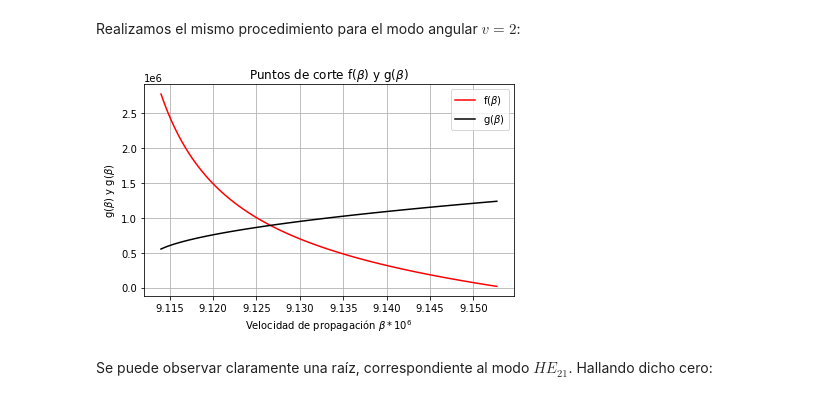
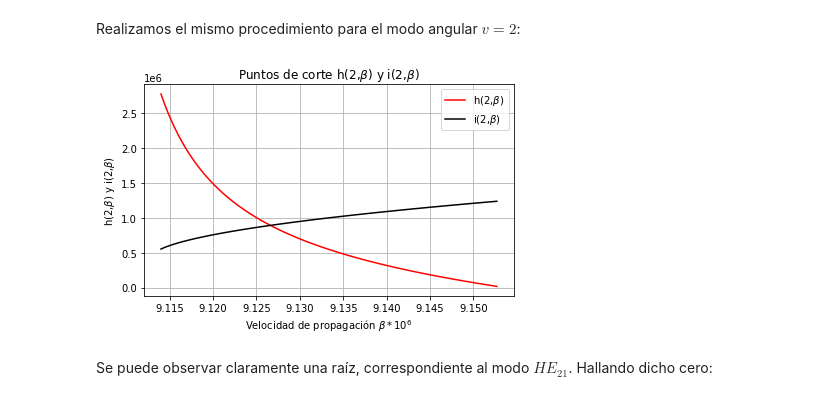
Before and after one commit to alegomezram/Trabajo2Fotonica, a Jupyter notebook: Modo_fibra_optica.ipynb, the cells around one changed output. Cells and saved outputs as stored; diff of their text form; code cells hidden in the pictures.

```diff
--- a/Modo_fibra_optica.ipynb
+++ b/Modo_fibra_optica.ipynb
@@ -171,17 +172,17 @@ yyy2_v2 = HE_02(2,xxx_v2)
 # %%
 fig, ax = plt.subplots()
 #ax.plot(xxx,yyy, label='S(b)', color='green')
-ax.plot(xxx_v2,yyy1_v2, label=r'f($\beta$)', color='red')
-ax.plot(xxx_v2,yyy2_v2, label=r'g($\beta$)', color='black')
-ax.set(xlabel=r'Velocidad de propagación $\beta * 10^{6}$', ylabel=r'g($\beta$) y g($\beta$)',
-title=r'Puntos de corte f($\beta$) y g($\beta$)')
+ax.plot(xxx_v2,yyy1_v2, label=r'h(2,$\beta$)', color='red')
+ax.plot(xxx_v2,yyy2_v2, label=r'i(2,$\beta$)', color='black')
+ax.set(xlabel=r'Velocidad de propagación $\beta * 10^{6}$', ylabel=r'h(2,$\beta$) y i(2,$\beta$)',
+title=r'Puntos de corte h(2,$\beta$) y i(2,$\beta$)')
 ax.grid()
 plt.legend(loc='upper right')
 fig.tight_layout()
 plt.savefig('Puntos de corte HE_v2.png')
 plt.show()
 # %% [output]
-[figure, old version]
+[figure, new version]
 # %% [markdown]
 Se puede observar claramente una raíz, correspondiente al modo $HE_{21}$. Hallando dicho cero:
 # %%
```
Also changed, not shown: parts of 18 cells of this notebook, 6 other files.
